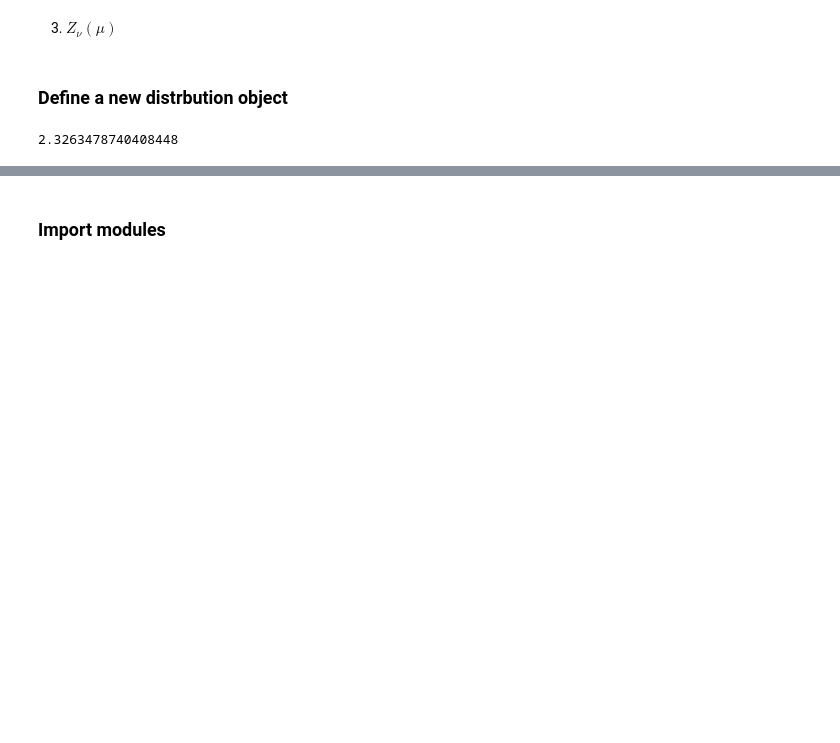
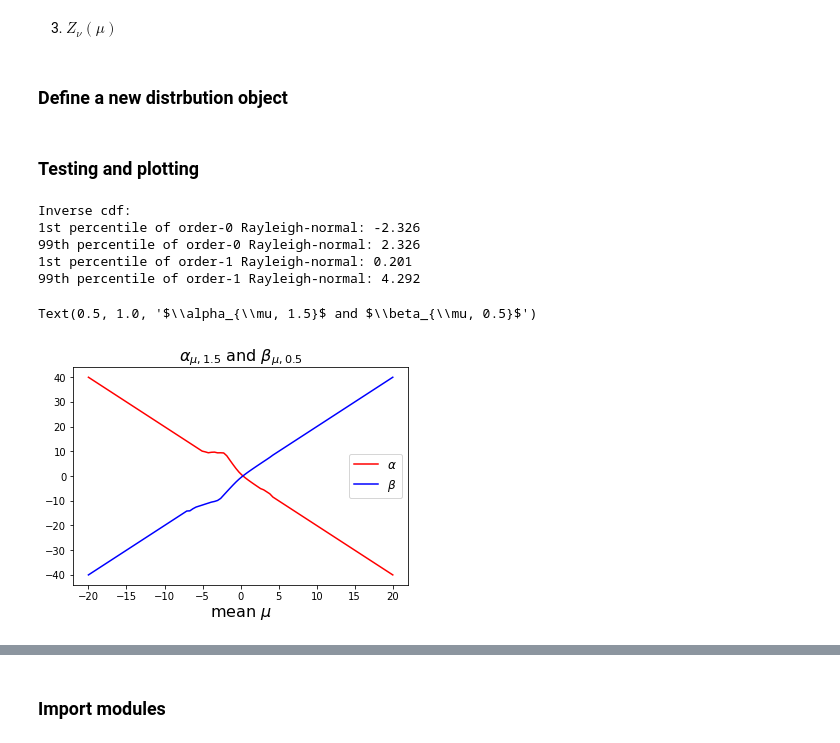
Before and after one commit to briancylui/qit, a Jupyter notebook: rayleigh-normal.ipynb, the cells around one changed output, grey strips where cells are left out. Drawn from its saved outputs; the diff is of its cells as text; code cells hidden in the pictures; blank space fills up the shorter version.

```diff
--- a/rayleigh-normal.ipynb
+++ b/rayleigh-normal.ipynb
@@ -165,10 +182,33 @@ class rayleigh_norm(rv_continuous):
         for arg in args:
             cond = np.logical_and(cond, (np.asarray(arg) > -np.inf))
         return cond
-# %%
-rn = rayleigh_norm()
-rn.ppf(0.01, var=0.0)
-rn.ppf(0.99, var=0.0)
-# %% [output]
-2.3263478740408448
+# %% [markdown]
+### Testing and plotting
+# %%
+rn = rayleigh_norm()
+print('Inverse cdf:')
+print('1st percentile of order-0 Rayleigh-normal: {:.3f}'.format(rn.ppf(0.01, var=0.0)))
+print('99th percentile of order-0 Rayleigh-normal: {:.3f}'.format(rn.ppf(0.99, var=0.0)))
+print('1st percentile of order-1 Rayleigh-normal: {:.3f}'.format(rn.ppf(0.01, var=1.0)))
+print('99th percentile of order-1 Rayleigh-normal: {:.3f}'.format(rn.ppf(0.99, var=1.0)))
+# %% [output]
+Inverse cdf:
+1st percentile of order-0 Rayleigh-normal: -2.326
+99th percentile of order-0 Rayleigh-normal: 2.326
+1st percentile of order-1 Rayleigh-normal: 0.201
+99th percentile of order-1 Rayleigh-normal: 4.292
+# %%
+xs = np.linspace(-20, 20, 100)
+alphas = np.array([alpha(mean=x, var=1.5) for x in xs])
+betas = np.array([beta(mean=x, var=0.5) for x in xs])
+
+fig, ax = plt.subplots(1, 1)
+alpha_line = ax.plot(xs, alphas, 'r-')
+beta_line = ax.plot(xs, betas, 'b-')
+ax.legend([alpha_line, beta_line], labels=[r'$\alpha$', r'$\beta$'], fontsize=12)
+ax.set_xlabel(r'mean $\mu$', fontsize=16)
+ax.set_title(r'$\alpha_{\mu, 1.5}$ and $\beta_{\mu, 0.5}$', fontsize=16)
+# %% [output]
+Text(0.5, 1.0, '$\\alpha_{\\mu, 1.5}$ and $\\beta_{\\mu, 0.5}$')
+[figure, added]
 # %% [markdown]
```
Also changed, not shown: parts of 30 cells of this notebook.
